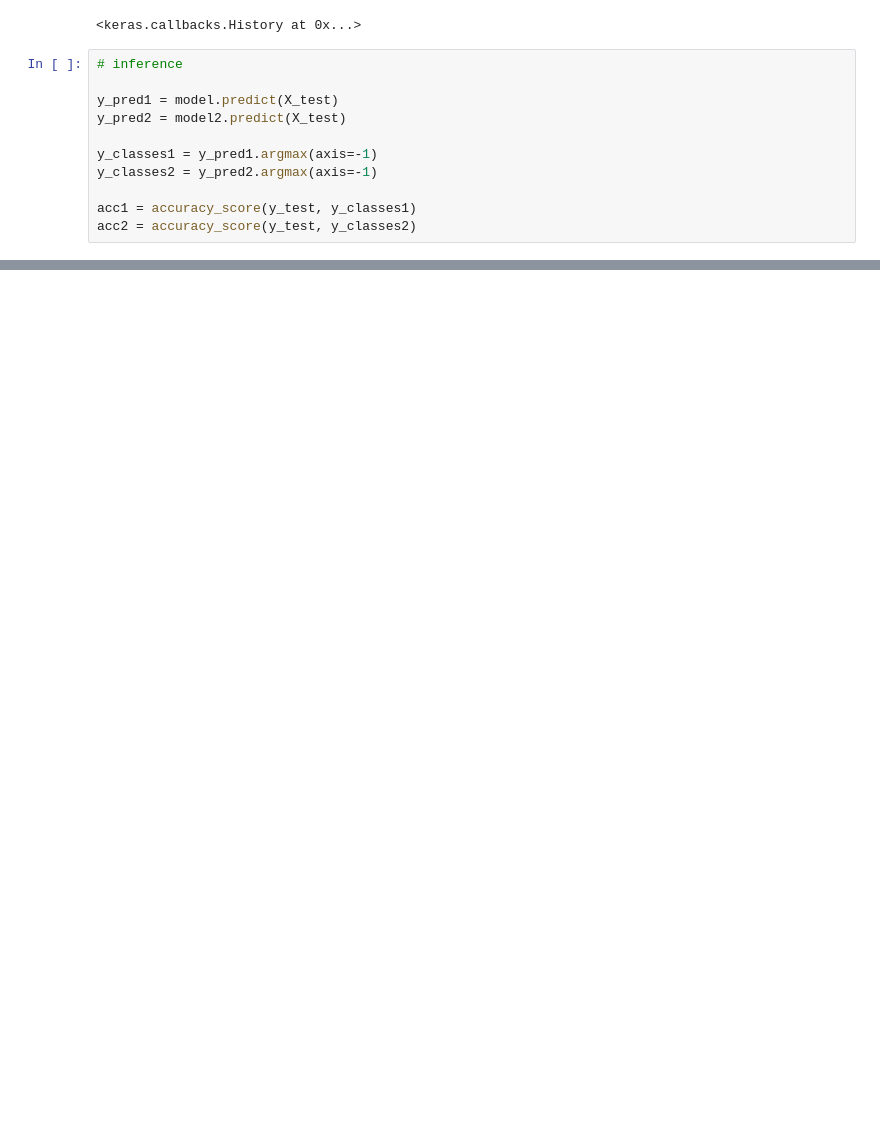
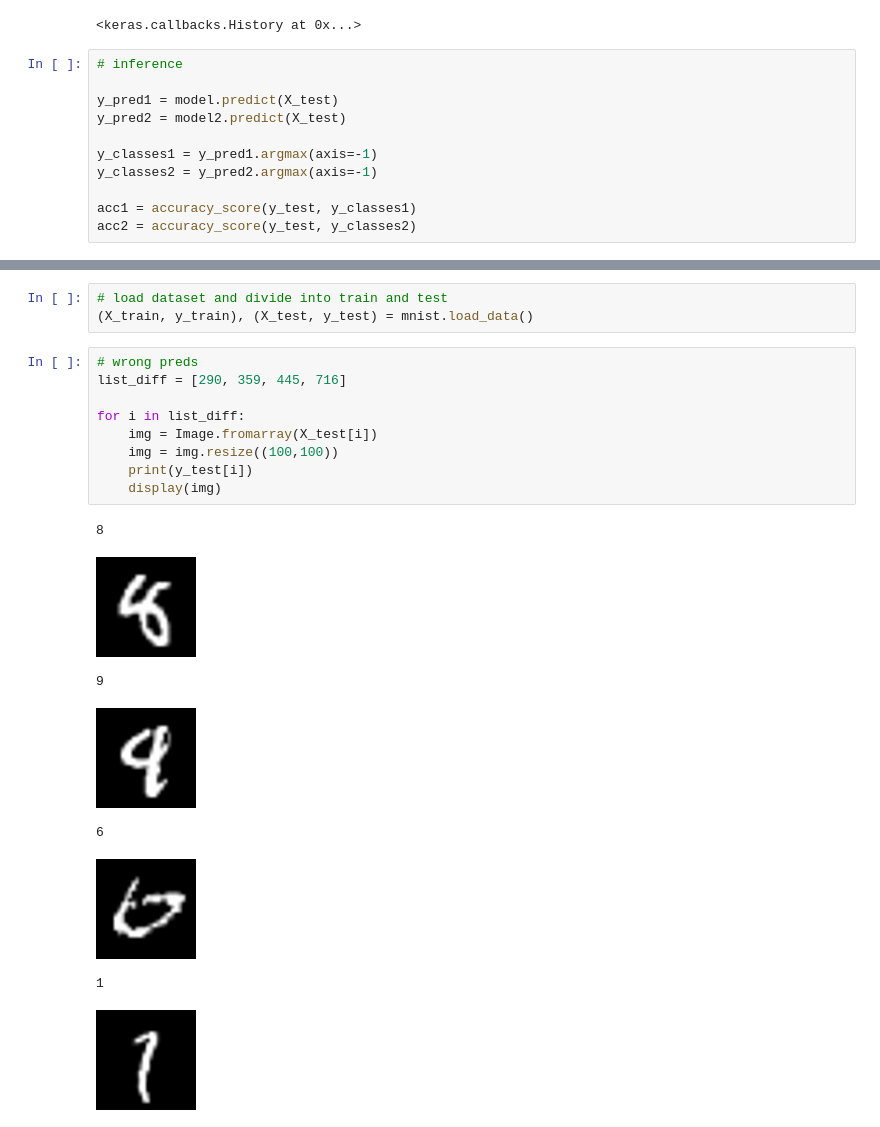
Before and after one commit to RomuloPaiva01/senel_data_science, a Jupyter notebook: supervised_learning.ipynb, the cells around one changed output, grey strips where cells are left out. Cells and saved outputs as stored; diff of their text form; blank space fills up the shorter version.

```diff
--- a/supervised_learning.ipynb
+++ b/supervised_learning.ipynb
@@ -237,0 +300,21 @@ print(acc2)
+# %%
+# load dataset and divide into train and test
+(X_train, y_train), (X_test, y_test) = mnist.load_data()
+# %%
+# wrong preds
+list_diff = [290, 359, 445, 716]
+
+for i in list_diff:
+    img = Image.fromarray(X_test[i])
+    img = img.resize((100,100))
+    print(y_test[i])
+    display(img)
+# %% [output]
+8
+[figure, added]
+9
+[figure, added]
+6
+[figure, added]
+1
+[figure, added]
```
Also changed, not shown: parts of 11 cells of this notebook, 1 other file.
